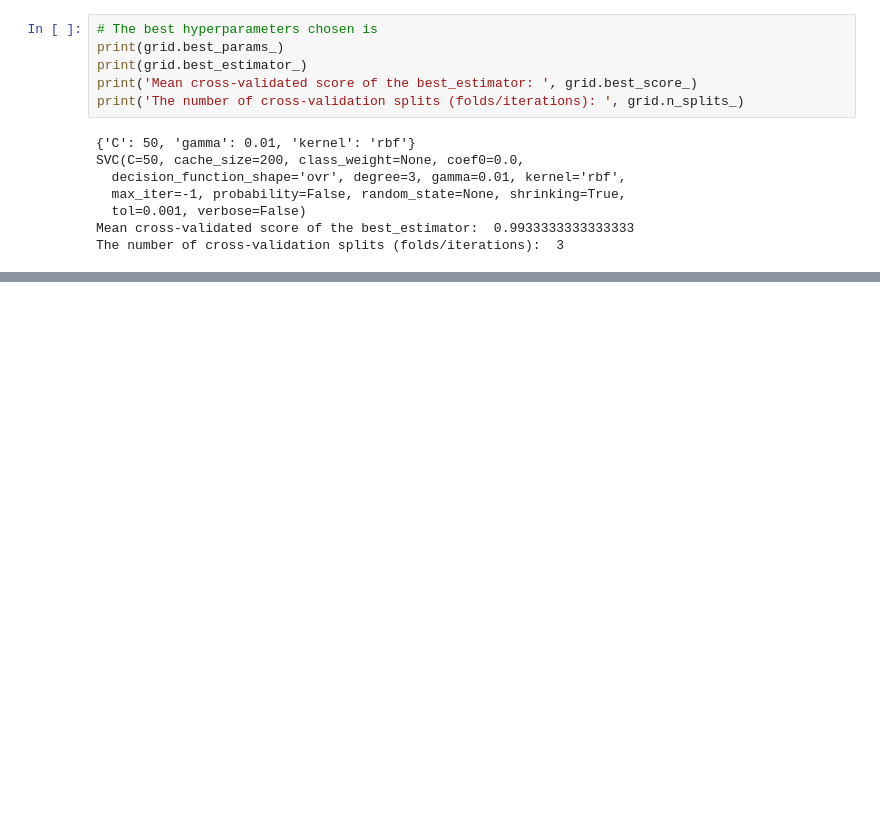
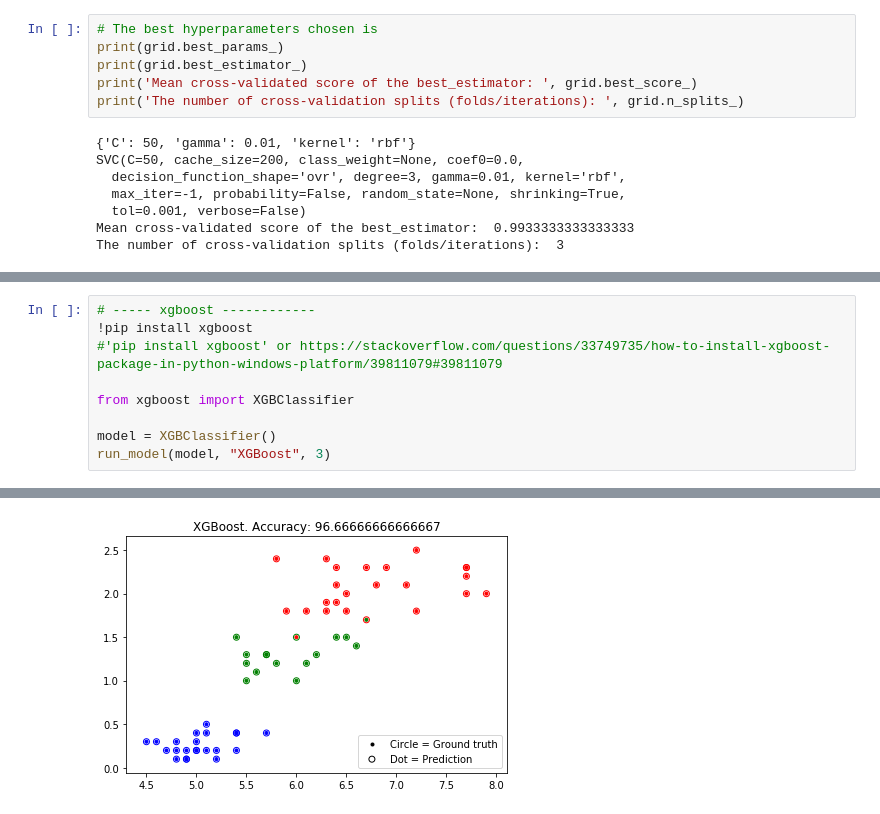
Before and after one commit to lluidesia/my-data-science-study-jam, a Jupyter notebook: IRIS/Iris.ipynb, the cells around one changed output, grey strips where cells are left out. Saved outputs shown, nothing was run; the diff lists cells and outputs as text; blank space fills up the shorter version.

```diff
--- a/IRIS/Iris.ipynb
+++ b/IRIS/Iris.ipynb
@@ -162,0 +260,10 @@ The number of cross-validation splits (folds/iterations):  3
+# %%
+# ----- xgboost ------------
+!pip install xgboost
+#'pip install xgboost' or https://stackoverflow.com/questions/33749735/how-to-install-xgboost-package-in-python-windows-platform/39811079#39811079
+
+from xgboost import XGBClassifier
+
+model = XGBClassifier()
+run_model(model, "XGBoost", 3)
+# %% [output]
@@ -162,0 +276 @@ The number of cross-validation splits (folds/iterations):  3
+[figure, added]
```
Also changed, not shown: parts of 13 cells of this notebook.
